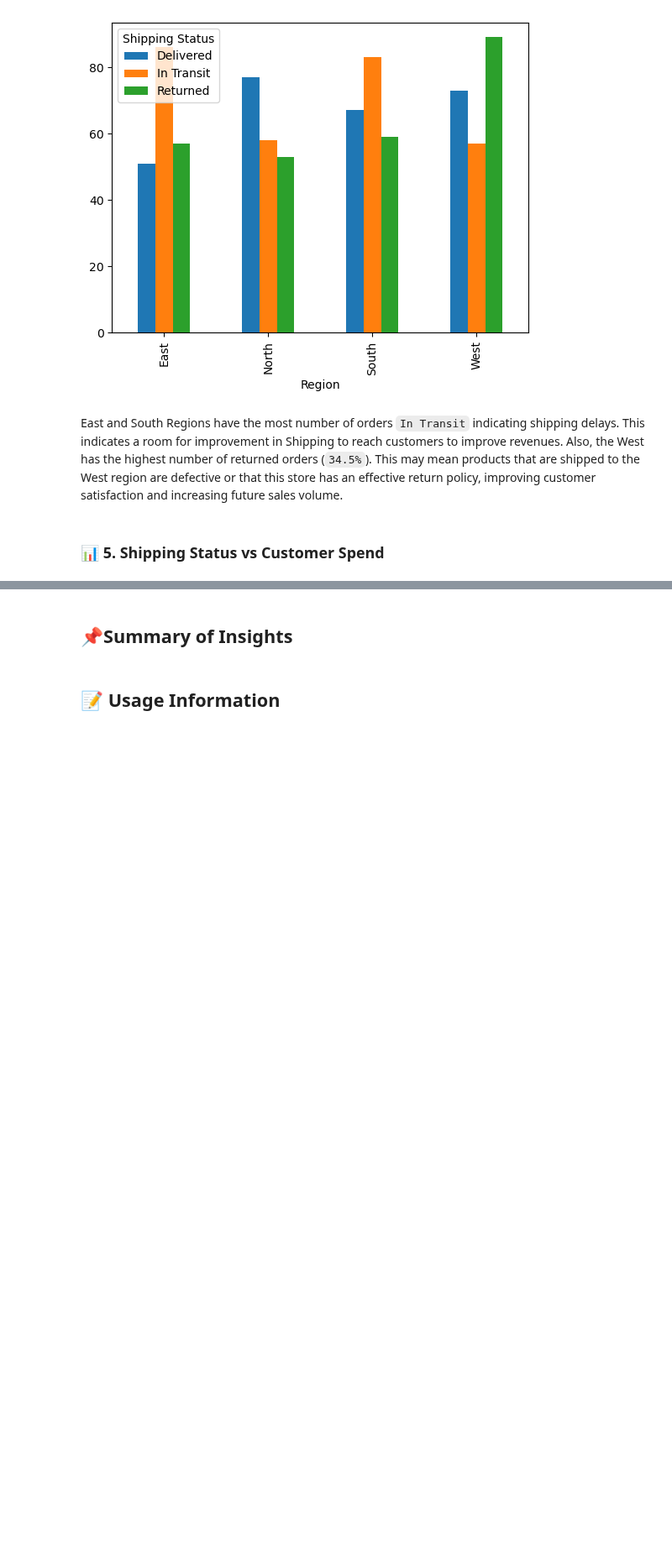
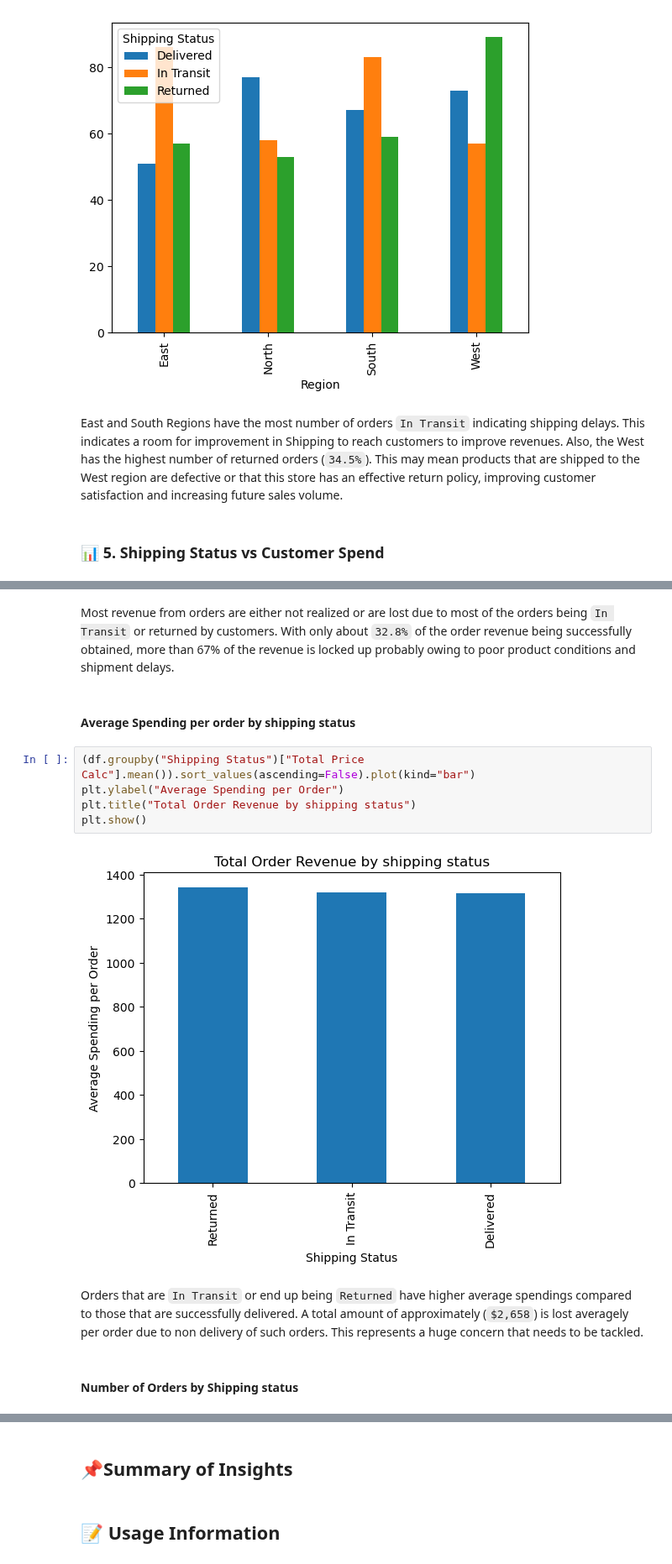
Before and after one commit to Mohammed-Hanan-Othman/ecommerce-sales-analysis, a Jupyter notebook: notebooks/1.customer_behaviour_analysis.ipynb, the cells around one changed output, grey strips where cells are left out. Shown at 84% size. Drawn from its saved outputs; the diff is of its cells as text; blank space fills up the shorter version.

```diff
--- a/notebooks/1.customer_behaviour_analysis.ipynb
+++ b/notebooks/1.customer_behaviour_analysis.ipynb
@@ -356,0 +367,15 @@ East and South Regions have the most number of orders `In Transit` indicating sh
+# %% [markdown]
+Most revenue from orders are either not realized or are lost due to most of the orders being `In Transit` or returned by customers. With only about `32.8%` of the order revenue being successfully obtained, more than 67% of the revenue is locked up probably owing to poor product conditions and shipment delays.
+# %% [markdown]
+#### Average Spending per order by shipping status
+# %%
+(df.groupby("Shipping Status")["Total Price Calc"].mean()).sort_values(ascending=False).plot(kind="bar")
+plt.ylabel("Average Spending per Order")
+plt.title("Total Order Revenue by shipping status")
+plt.show()
+# %% [output]
+[figure, added]
+# %% [markdown]
+Orders that are `In Transit` or end up being `Returned` have higher average spendings compared to those that are successfully delivered. A total amount of approximately (`$2,658`) is lost averagely per order due to non delivery of such orders. This represents a huge concern that needs to be tackled.
+# %% [markdown]
+#### Number of Orders by Shipping status
```
Also changed, not shown: parts of 12 cells of this notebook.
